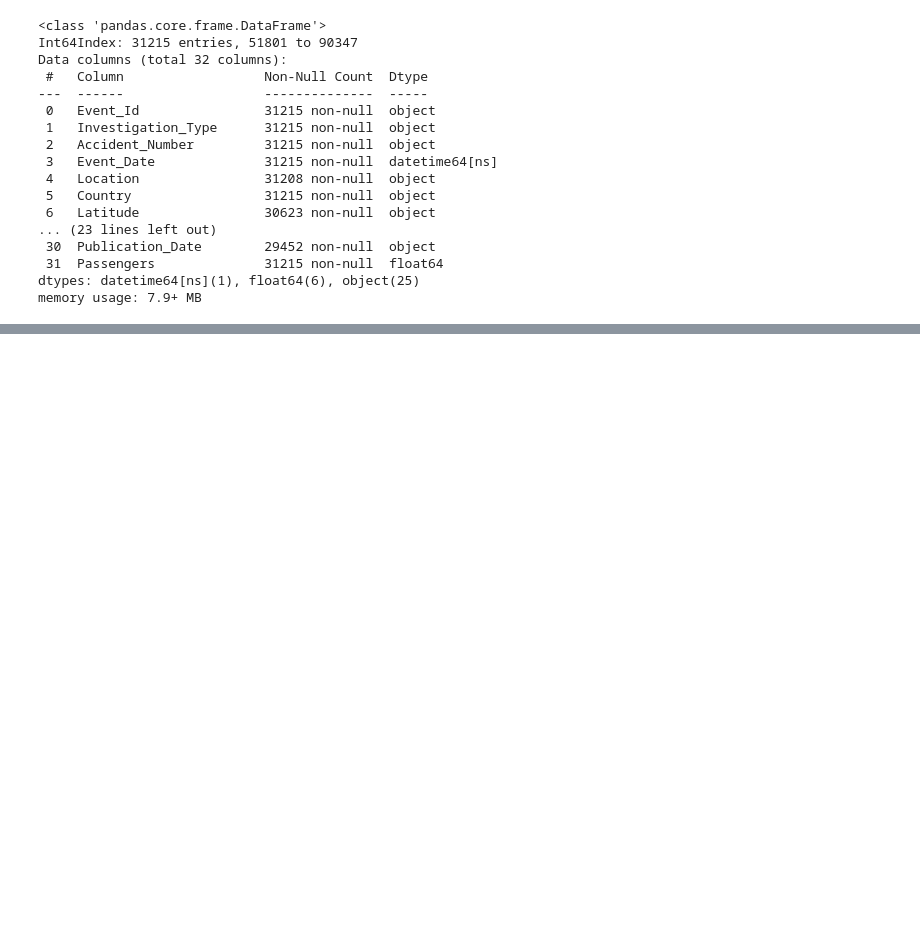
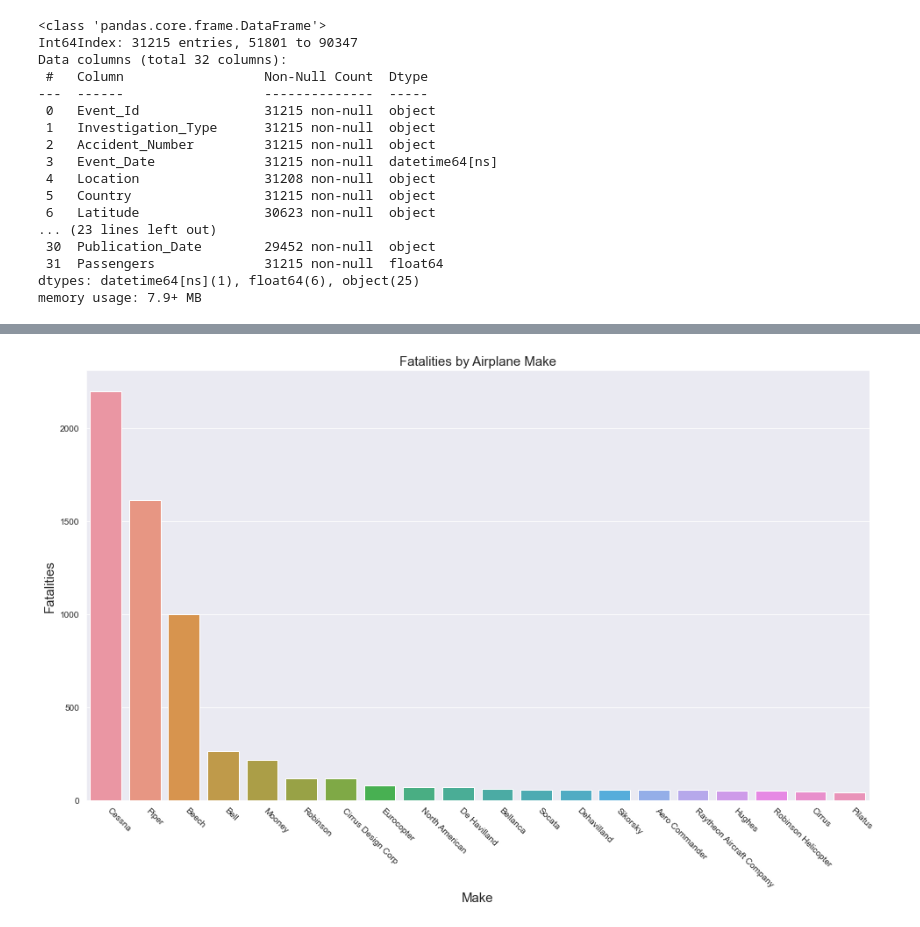
Before and after one commit to jtjohn172/Aviation-Data-Analysis-Project, a Jupyter notebook: notebooks/private-planes.ipynb, the cells around one changed output, grey strips where cells are left out. Cells and saved outputs as stored; diff of their text form; code cells hidden in the pictures; blank space fills up the shorter version.

```diff
--- a/notebooks/private-planes.ipynb
+++ b/notebooks/private-planes.ipynb
@@ -142,0 +166,12 @@ ax.bar(private_planes['Make'].value_counts().index, private_planes['Make'].value
+# %%
+fatalities=private_planes.groupby('Make')['Total_Fatal_Injuries'].sum().sort_values(ascending=False)
+
+fig, ax=plt.subplots(figsize=(16,9))
+sns.set_style('darkgrid')
+f=sns.barplot(data=private_planes, x=fatalities.index[:20], y=fatalities.values[:20])
+f.set_title('Fatalities by Airplane Make', fontsize=15)
+f.set_xlabel('Make', fontsize=15)
+f.set_ylabel('Fatalities', fontsize=15)
+f.set_xticklabels(fatalities.index[:20], rotation=-45, ha='left');
+# %% [output]
+[figure, added]
```
Also changed, not shown: parts of 9 cells of this notebook.
